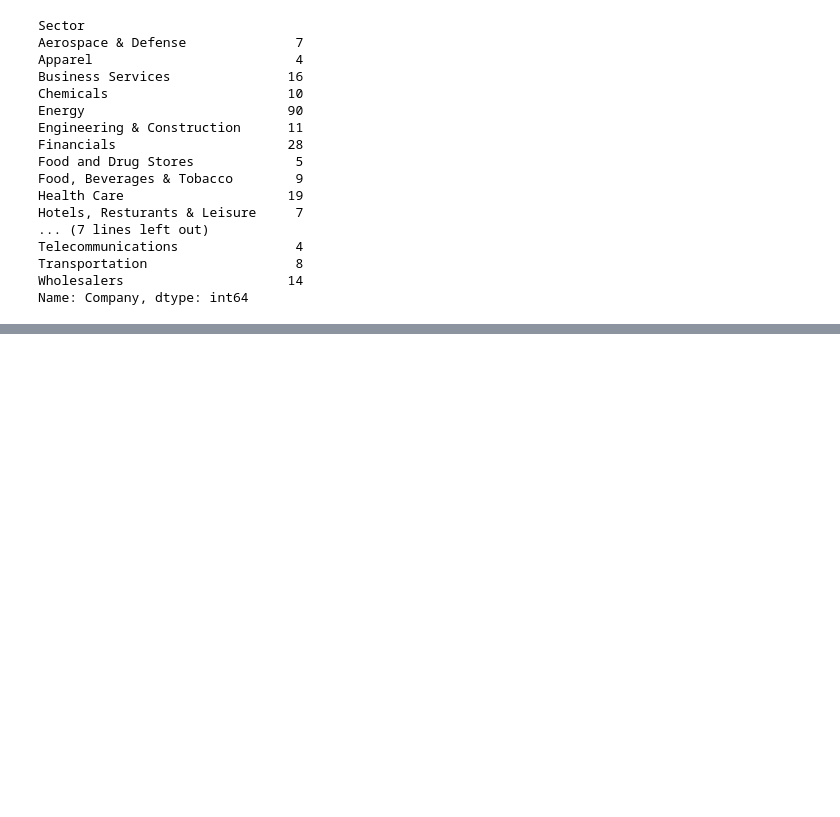
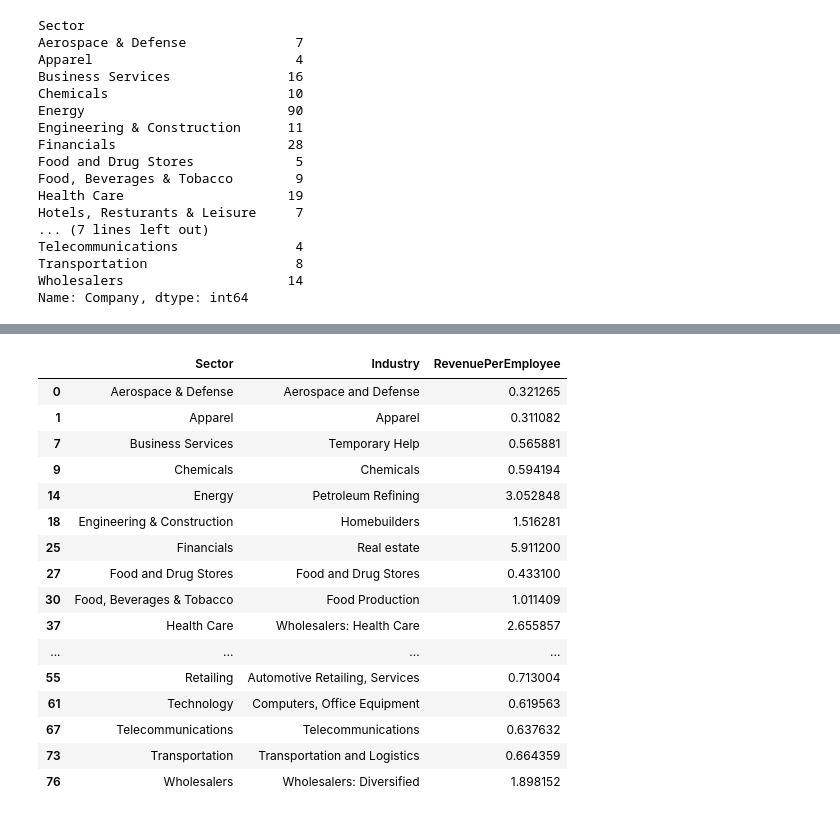
Before and after one commit to Lucas01iveira/Data-Engineering, a Jupyter notebook: Data Analysis with Pandas and Python/materials/pandas/Incomplete/09 - The GroupBy Object.ipynb, the cells around one changed output, grey strips where cells are left out. Cells and saved outputs as stored; diff of their text form; code cells hidden in the pictures; blank space fills up the shorter version.

```diff
--- a/Data Analysis with Pandas and Python/materials/pandas/Incomplete/09 - The GroupBy Object.ipynb
+++ b/Data Analysis with Pandas and Python/materials/pandas/Incomplete/09 - The GroupBy Object.ipynb
@@ -644,0 +701,35 @@ Name: Company, dtype: int64
+# %%
+#13) Find the industry in each sector with the highest average revenue per employee. Display the sector, industry, and the average value.
+
+# solution 1)
+fortune.groupby(["Sector", "Industry"])\
+    .apply(lambda x: (x["Revenue"] / x["Employees"]).mean())\
+    .reset_index(name="Avg Revenue Per Employee")\
+    .sort_values(by=["Sector", "Avg Revenue Per Employee"], ascending=[True, False])\
+    .drop_duplicates(subset=["Sector"])
+
+# solution 2)
+fortune['RevenuePerEmployee']= fortune['Revenue']/fortune['Employees']
+fortune.groupby(['Sector','Industry'])['RevenuePerEmployee'].mean()
+
+aux_df= pd.DataFrame(fortune.groupby(['Sector','Industry'])['RevenuePerEmployee'].mean())
+aux_df.reset_index(inplace= True)
+aux_df.loc[aux_df.groupby('Sector')['RevenuePerEmployee'].idxmax()]
+# %% [output]
+|  | Sector | Industry | RevenuePerEmployee |
+| 0 | Aerospace & Defense | Aerospace and Defense | 0.321265 |
+| 1 | Apparel | Apparel | 0.311082 |
+| 7 | Business Services | Temporary Help | 0.565881 |
+| 9 | Chemicals | Chemicals | 0.594194 |
+| 14 | Energy | Petroleum Refining | 3.052848 |
+| 18 | Engineering & Construction | Homebuilders | 1.516281 |
+| 25 | Financials | Real estate | 5.911200 |
+| 27 | Food and Drug Stores | Food and Drug Stores | 0.433100 |
+| 30 | Food, Beverages & Tobacco | Food Production | 1.011409 |
+| 37 | Health Care | Wholesalers: Health Care | 2.655857 |
+| ... | ... | ... | ... |
+| 55 | Retailing | Automotive Retailing, Services | 0.713004 |
+| 61 | Technology | Computers, Office Equipment | 0.619563 |
+| 67 | Telecommunications | Telecommunications | 0.637632 |
+| 73 | Transportation | Transportation and Logistics | 0.664359 |
+| 76 | Wholesalers | Wholesalers: Diversified | 1.898152 |
```
Also changed, not shown: parts of 6 cells of this notebook.
